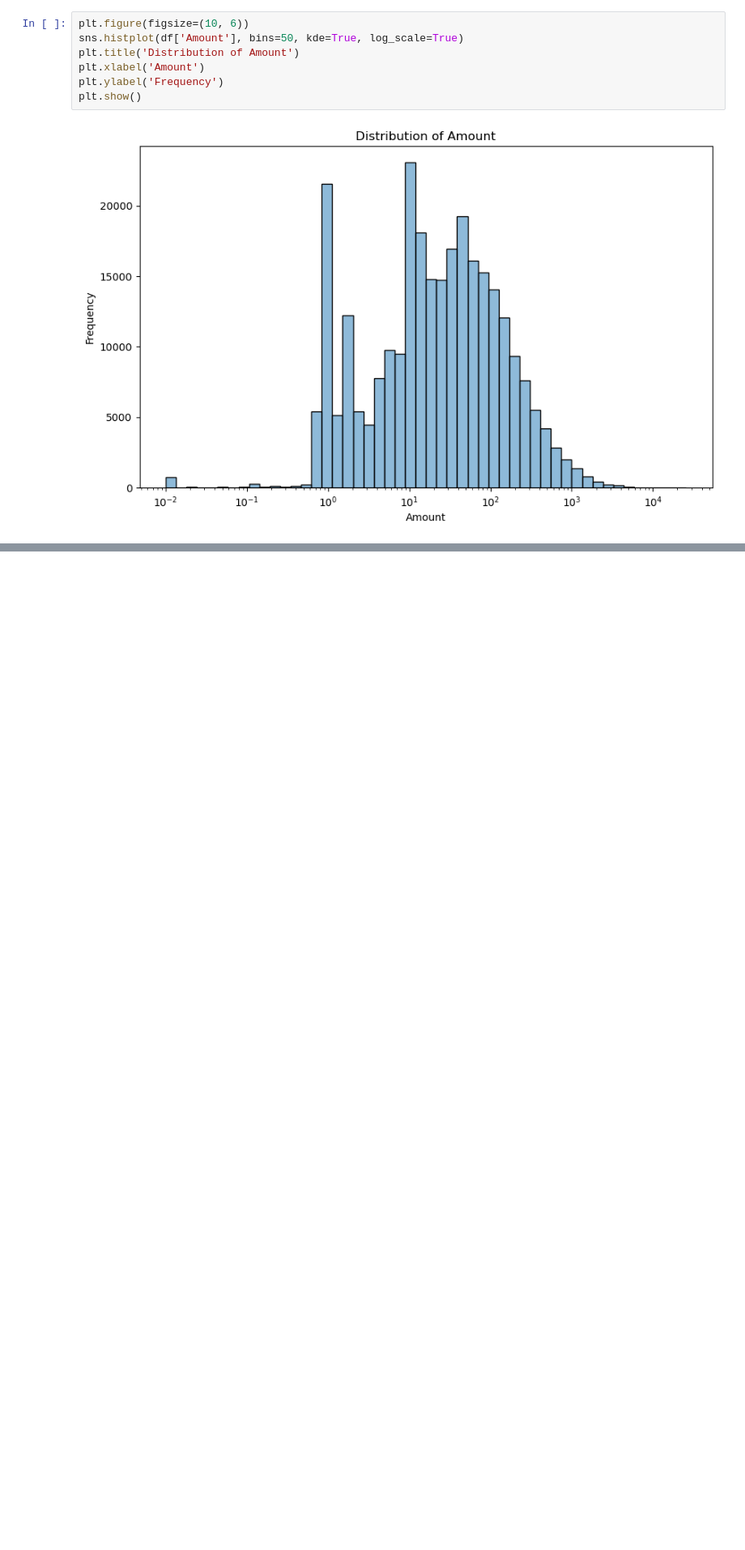
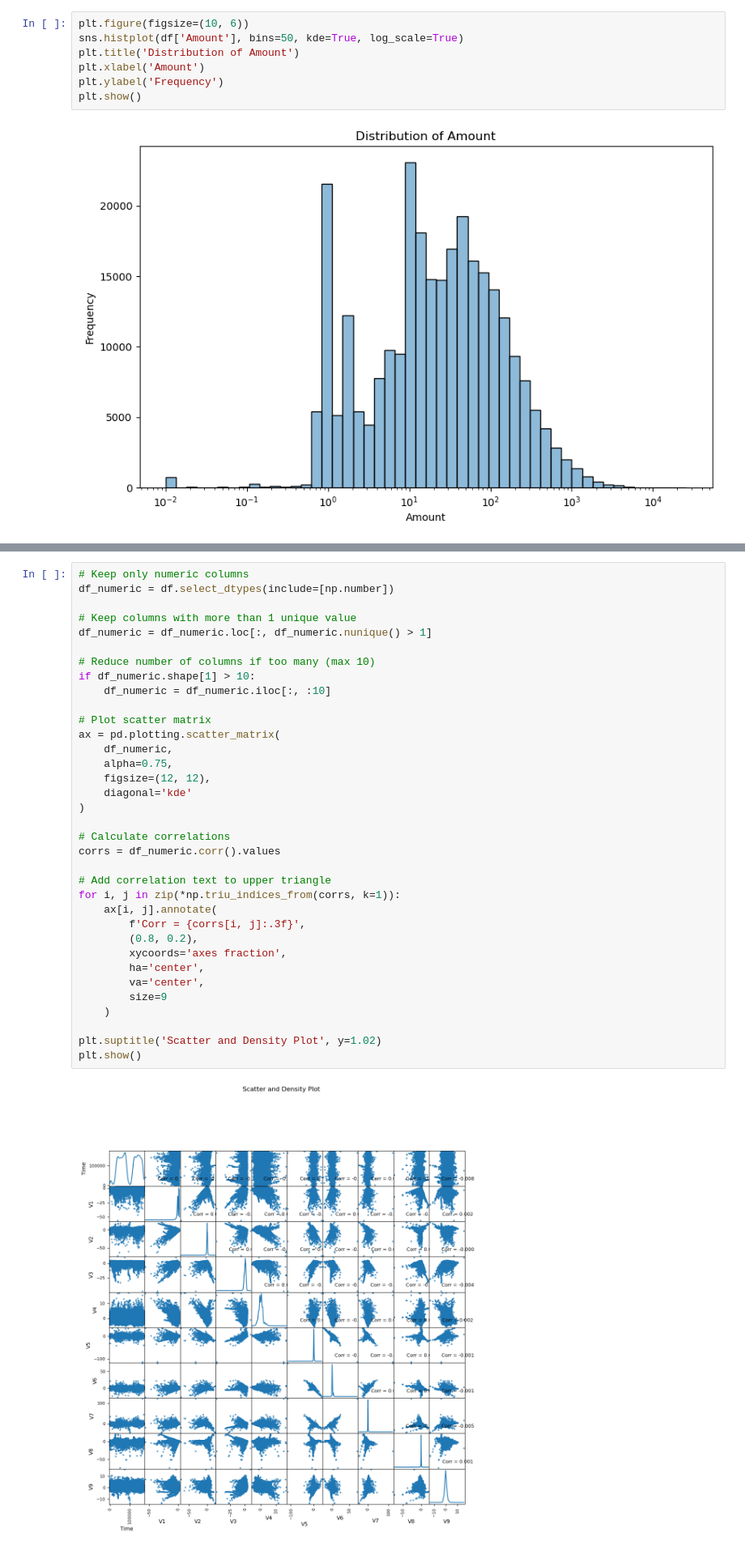
Before and after one commit to abdelrahman611982/Credit-Card-Fraud-Detection, a Jupyter notebook: Credit Card Fraud Detection.ipynb, the cells around one changed output, grey strips where cells are left out. Shown at 81% size. Saved outputs shown, nothing was run; the diff lists cells and outputs as text; blank space fills up the shorter version.

```diff
--- a/Credit Card Fraud Detection.ipynb
+++ b/Credit Card Fraud Detection.ipynb
@@ -90,0 +100,37 @@ plt.show()
+# %%
+# Keep only numeric columns
+df_numeric = df.select_dtypes(include=[np.number])
+
+# Keep columns with more than 1 unique value
+df_numeric = df_numeric.loc[:, df_numeric.nunique() > 1]
+
+# Reduce number of columns if too many (max 10)
+if df_numeric.shape[1] > 10:
+    df_numeric = df_numeric.iloc[:, :10]
+
+# Plot scatter matrix
+ax = pd.plotting.scatter_matrix(
+    df_numeric,
+    alpha=0.75,
+    figsize=(12, 12),
+    diagonal='kde'
+)
+
+# Calculate correlations
+corrs = df_numeric.corr().values
+
+# Add correlation text to upper triangle
+for i, j in zip(*np.triu_indices_from(corrs, k=1)):
+    ax[i, j].annotate(
+        f'Corr = {corrs[i, j]:.3f}',
+        (0.8, 0.2),
+        xycoords='axes fraction',
+        ha='center',
+        va='center',
+        size=9
+    )
+
+plt.suptitle('Scatter and Density Plot', y=1.02)
+plt.show()
+# %% [output]
+[figure, added]
```
Also changed, not shown: parts of 3 cells of this notebook.
